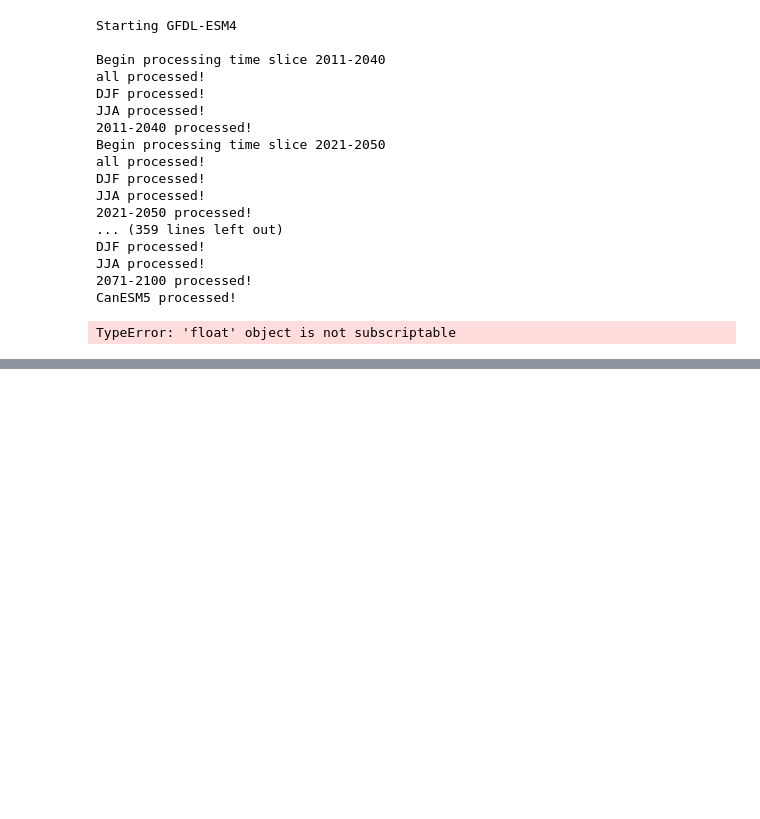
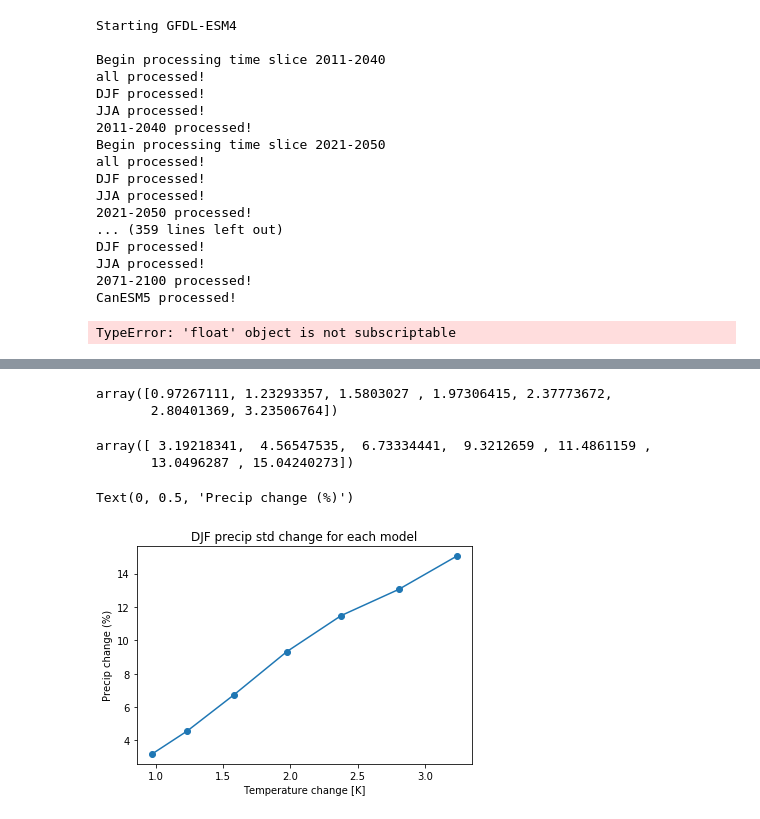
Before and after one commit to apendergrass/cmip6hack-precip, a Jupyter notebook: notebooks/mean_var_calcs.ipynb, the cells around one changed output, grey strips where cells are left out. Drawn from its saved outputs; the diff is of its cells as text; code cells hidden in the pictures; blank space fills up the shorter version.

```diff
--- a/notebooks/mean_var_calcs.ipynb
+++ b/notebooks/mean_var_calcs.ipynb
@@ -449,0 +521,18 @@ dsdG_djf=dsdG_djf_new.to_dict()
+# %%
+np.nanmean(dt,axis=1)
+# %% [output]
+array([0.97267111, 1.23293357, 1.5803027 , 1.97306415, 2.37773672,
+       2.80401369, 3.23506764])
+# %%
+np.nanmean((dsdG_djf_np-1)*100,axis=1)
+# %% [output]
+array([ 3.19218341,  4.56547535,  6.73334441,  9.3212659 , 11.4861159 ,
+       13.0496287 , 15.04240273])
+# %%
+plt.plot(np.nanmean(dt,axis=1),np.nanmean((dsdG_djf_np-1)*100,axis=1),marker='o')
+plt.title('DJF precip std change for each model')
+plt.xlabel('Temperature change [K]')
+plt.ylabel('Precip change (%)')
+# %% [output]
+Text(0, 0.5, 'Precip change (%)')
+[figure, added]
```
Also changed, not shown: parts of 7 cells of this notebook.
